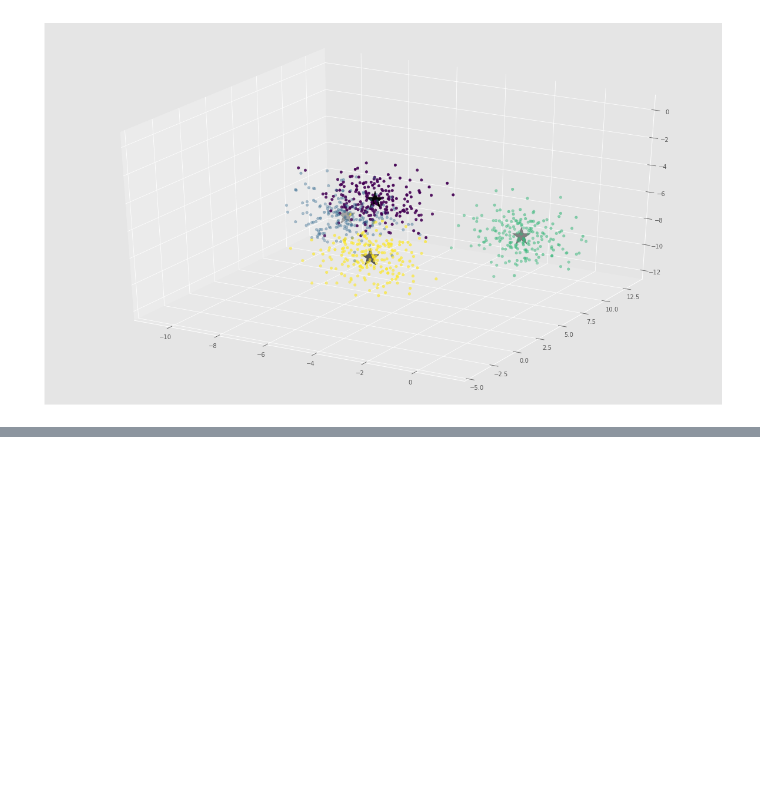
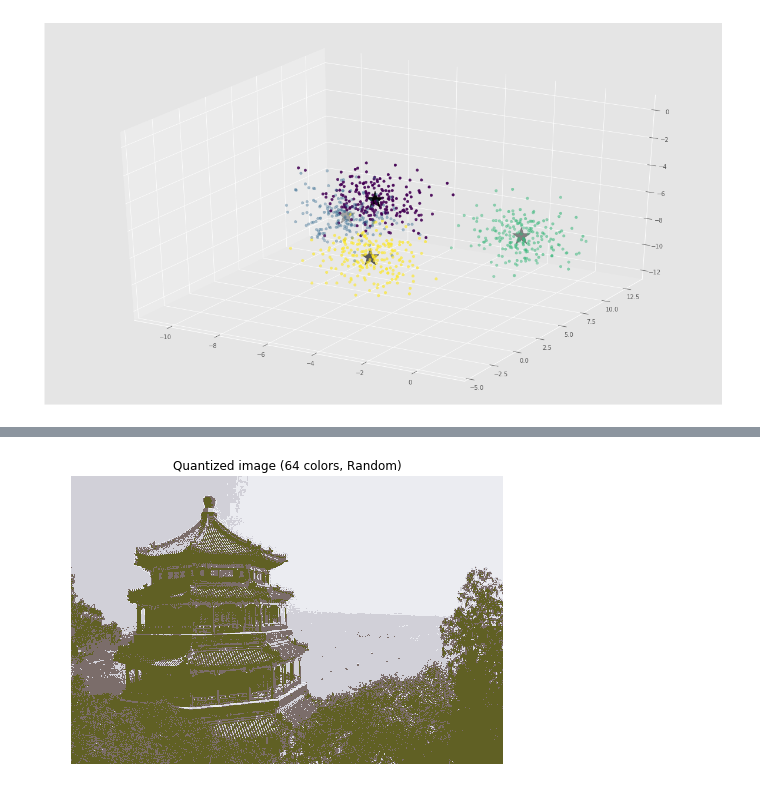
Before and after one commit to MagnetoWang/machine-learning-notes, a Jupyter notebook: 机器学习实战/K-Mean算法实现/K-means.ipynb, the cells around one changed output, grey strips where cells are left out. Cells and saved outputs as stored; diff of their text form; code cells hidden in the pictures; blank space fills up the shorter version.

```diff
--- a/机器学习实战/K-Mean算法实现/K-means.ipynb
+++ b/机器学习实战/K-Mean算法实现/K-means.ipynb
@@ -217,0 +315,3 @@ update
+# %%
+codebook_random = shuffle(image_array, random_state=0)[:n_colors + 1]
+print("Predicting color indices on the full image (random)")
@@ -217,0 +320,6 @@ update
+# %%
+t0 = time()
+labels_random = pairwise_distances_argmin(codebook_random,
+                                          image_array,
+                                          axis=0)
+print("done in %0.3fs." % (time() - t0))
@@ -217,0 +369,10 @@ update
+# %%
+plt.figure(3)
+plt.clf()
+ax = plt.axes([0, 0, 1, 1])
+plt.axis('off')
+plt.title('Quantized image (64 colors, Random)')
+plt.imshow(recreate_image(codebook_random, labels_random, w, h))
+plt.show()
+# %% [output]
+[figure, added]
```
Also changed, not shown: parts of 36 cells of this notebook, 2 other files.
